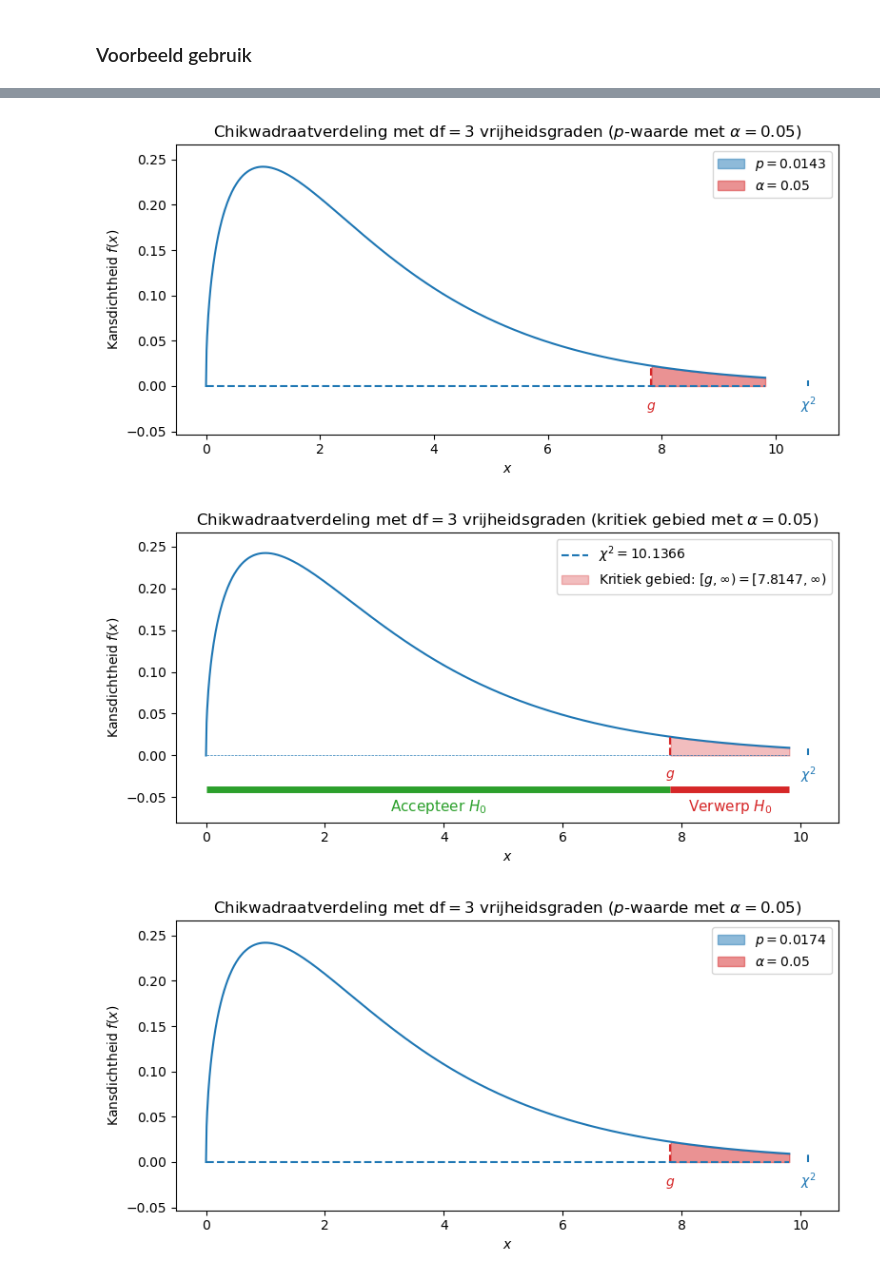
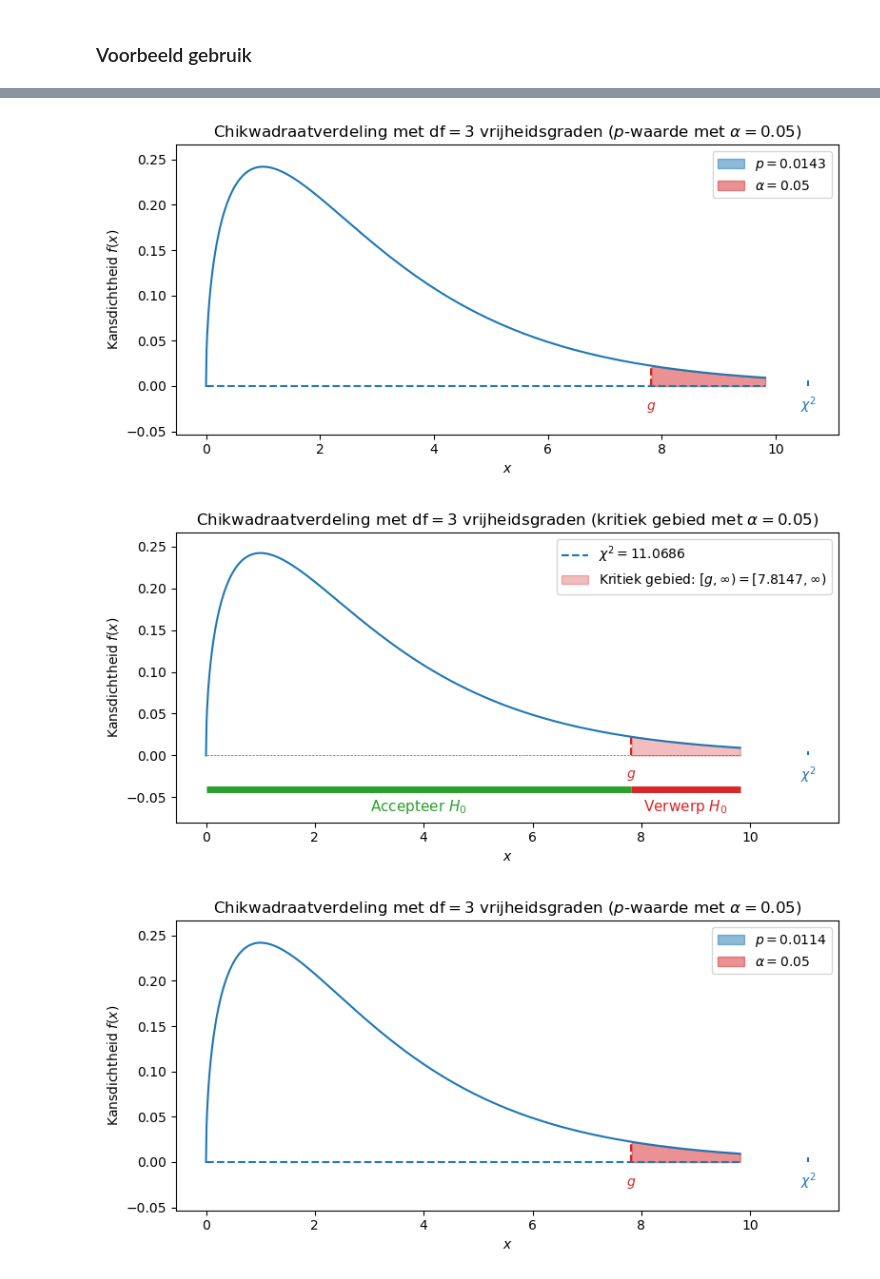
Before and after one commit to DBlom96/Statistiek, a Jupyter notebook: Python/statistics_utils/notebooks/chi_square.ipynb, the cells around one changed output, grey strips where cells are left out. Cells and saved outputs as stored; diff of their text form; code cells hidden in the pictures.

```diff
--- a/Python/statistics_utils/notebooks/chi_square.ipynb
+++ b/Python/statistics_utils/notebooks/chi_square.ipynb
@@ -412,15 +412,15 @@ chi2_p_value(test_statistic=4.6402, alpha=0.01, df=1, filename=FIGURE_PATH + "op
 chi2_p_value(test_statistic=43.8214, alpha=0.01, df=4, filename=FIGURE_PATH + "opg10.7.png")
 
 # Opgave 10.11
-chi2_p_value(test_statistic=84.8540, alpha=0.05, df=3, filename=FIGURE_PATH + "opg10.11.png")
+chi2_p_value(test_statistic=294.7815, alpha=0.05, df=3, filename=FIGURE_PATH + "opg10.11.png")
 
 # Opgave 10.12
 chi2_critical_value(test_statistic=10.5717, alpha=0.05, df=3, filename=FIGURE_PATH + "opg10.12_kritiek.png")
 chi2_p_value(test_statistic=10.5717, alpha=0.05, df=3, filename=FIGURE_PATH + "opg10.12_p_waarde.png")
 
 # Opgave 10.13
-chi2_critical_value(test_statistic=10.1366, alpha=0.05, df=3, filename=FIGURE_PATH + "opg10.13_kritiek.png")
-chi2_p_value(test_statistic=10.1366, alpha=0.05, df=3, filename=FIGURE_PATH + "opg10.13_p_waarde.png")
+chi2_critical_value(test_statistic=11.0686, alpha=0.05, df=3, filename=FIGURE_PATH + "opg10.13_kritiek.png")
+chi2_p_value(test_statistic=11.0686, alpha=0.05, df=3, filename=FIGURE_PATH + "opg10.13_p_waarde.png")
 # %% [output]
 [figure]
 [figure]
@@ -430,4 +430,4 @@ chi2_p_value(test_statistic=10.1366, alpha=0.05, df=3, filename=FIGURE_PATH + "o
 [figure]
 [figure]
-[figure, old version]
+[figure, new version]
-[figure, old version]
+[figure, new version]
```
Also changed, not shown: parts of 2 cells of this notebook, 21 other files.
